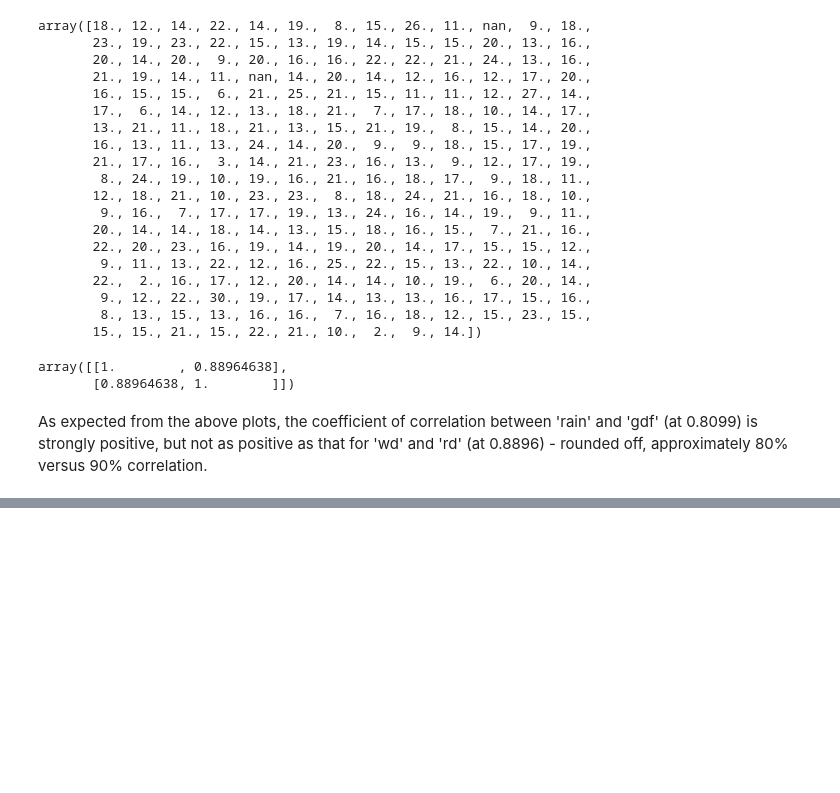
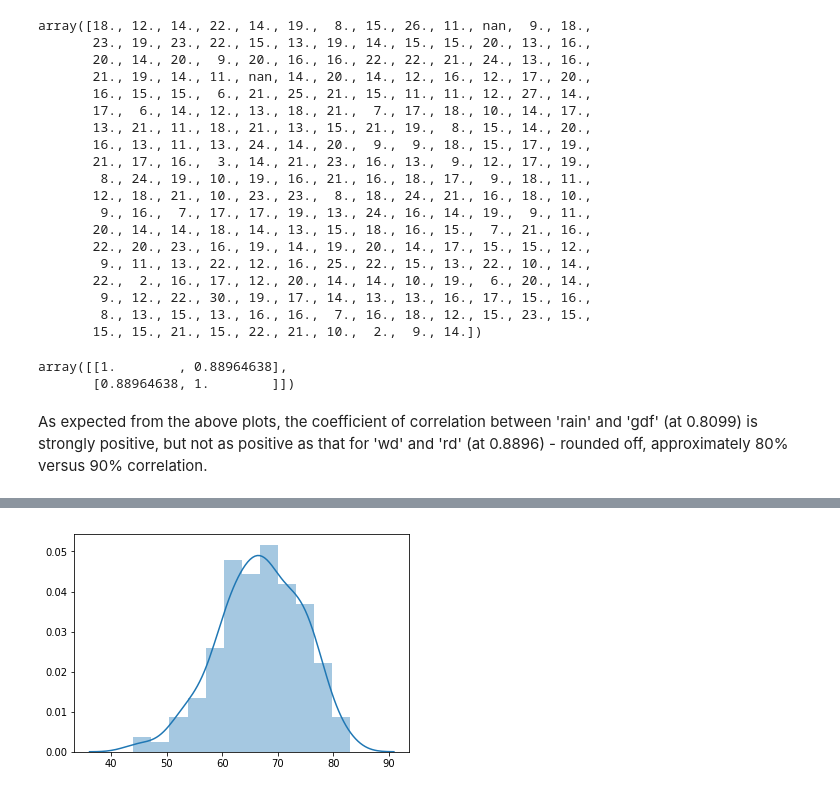
Before and after one commit to Aqua5lad/PDA-Dec-Project, a Jupyter notebook: PDA Project Dec 2018.ipynb, the cells around one changed output, grey strips where cells are left out. Drawn from its saved outputs; the diff is of its cells as text; code cells hidden in the pictures; blank space fills up the shorter version.

```diff
--- a/PDA Project Dec 2018.ipynb
+++ b/PDA Project Dec 2018.ipynb
@@ -596,3 +618,7 @@ As expected from the above plots, the coefficient of correlation between 'rain'
+# %%
+sns.distplot(s);
+# %% [output]
+[figure, added]
 # %%
 # wd variable looks like a normal distribution
 wd = np.random.normal(0,4.3,1000)
```
Also changed, not shown: parts of 9 cells of this notebook.
